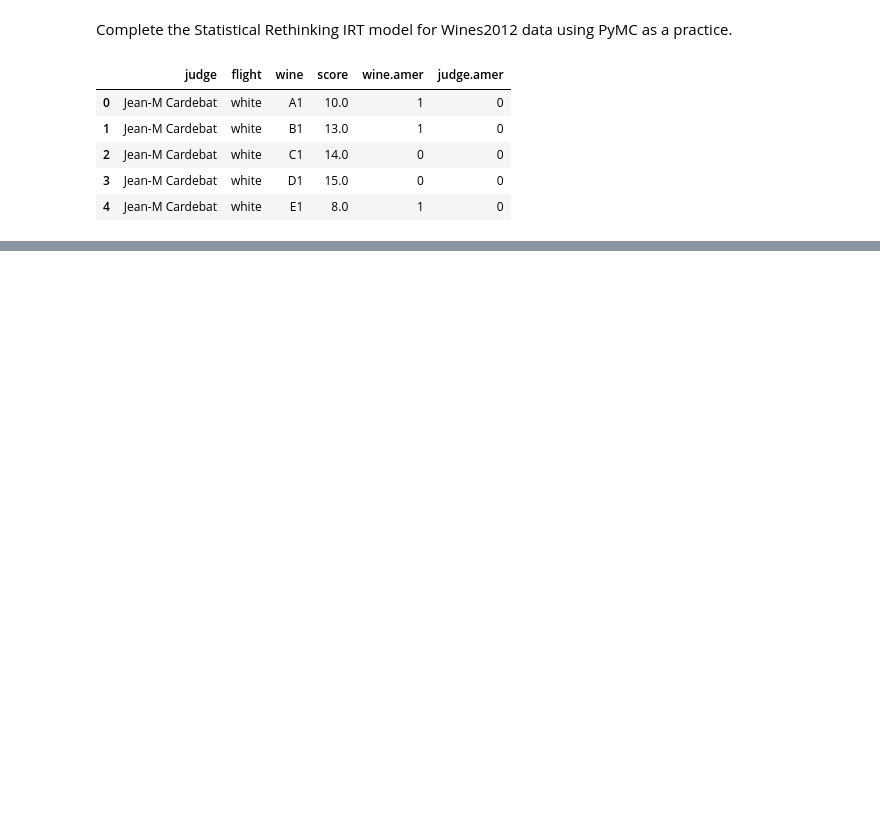
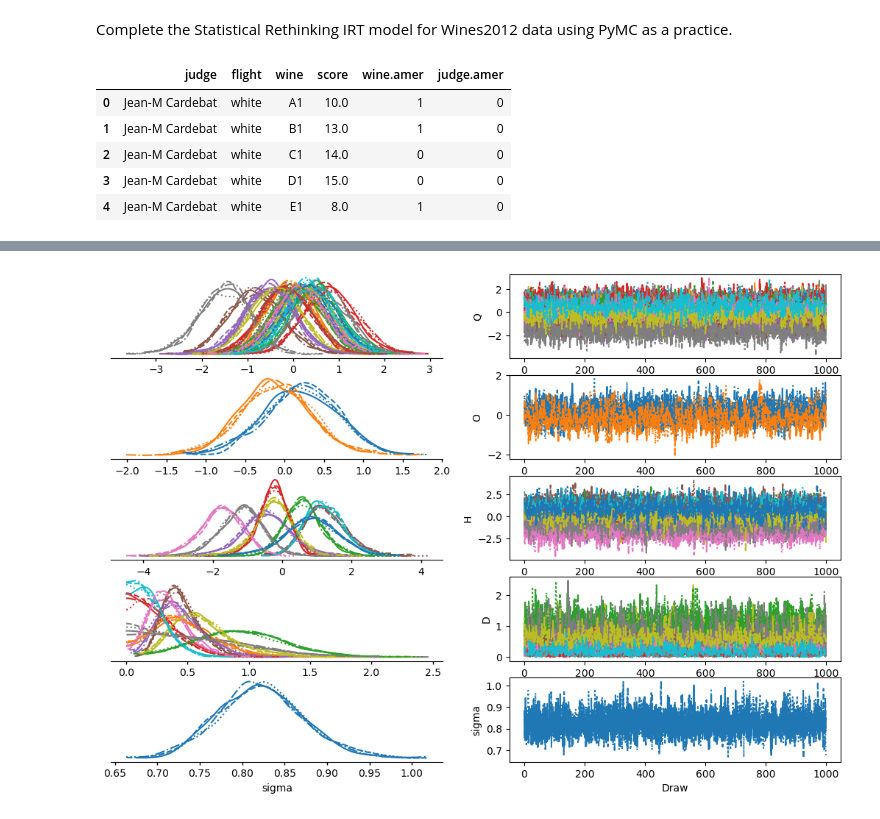
Before and after one commit to cosmicstack/about_that_bayes, a Jupyter notebook: statistical_rethinking/study/pymc-practice.ipynb, the cells around one changed output, grey strips where cells are left out. Saved outputs shown, nothing was run; the diff lists cells and outputs as text; code cells hidden in the pictures; blank space fills up the shorter version.

```diff
--- a/statistical_rethinking/study/pymc-practice.ipynb
+++ b/statistical_rethinking/study/pymc-practice.ipynb
@@ -16,3 +16,24 @@ df.head()
 | 2 | Jean-M Cardebat | white | C1 | 14.0 | 0 | 0 |
 | 3 | Jean-M Cardebat | white | D1 | 15.0 | 0 | 0 |
 | 4 | Jean-M Cardebat | white | E1 | 8.0 | 1 | 0 |
+# %%
+df["score_std"] = (df.score - df.score.mean()) / df.score.std()
+df["judge_ind"] = df.judge.astype("category").cat.codes.values
+df["wine_ind"] = df.wine.astype("category").cat.codes.values
+# %%
+n_judges = len(df.judge.unique())
+n_wines = len(df.wine.unique())
+n_origins = len(df["wine.amer"].unique())
+# %%
+with pm.Model() as model:
+    Q = pm.Normal("Q", 0, 1, shape=n_wines)
+    O = pm.Normal("O", 0, 1, shape=n_origins)
+    H = pm.Normal("H", 0, 1, shape=n_judges)
+    D = pm.HalfNormal("D", 1, shape=n_judges)
+    sigma = pm.Exponential("sigma", 1)
+
+    mu = (Q[df.wine_ind] + O[df["wine.amer"]] - H[df.judge_ind]) * D[df.judge_ind]
+
+    score = pm.Normal("score", mu=mu, sigma=sigma, observed=df.score_std)
+
+    idata = pm.sample(cores=4, chains=4)
@@ -18,0 +64,4 @@ df.head()
+# %%
+az.plot_trace_dist(idata)
+# %% [output]
+[figure, added]
```
Also changed, not shown: parts of 4 cells of this notebook.
